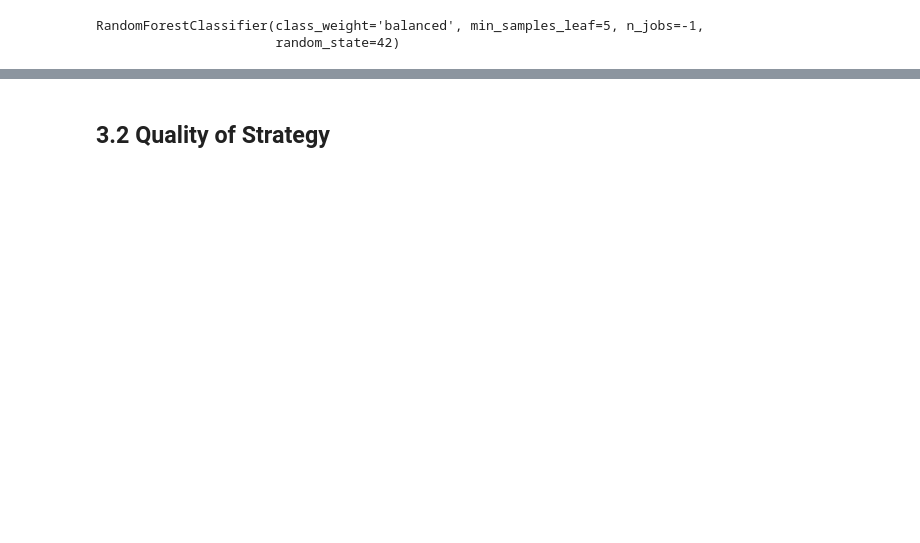
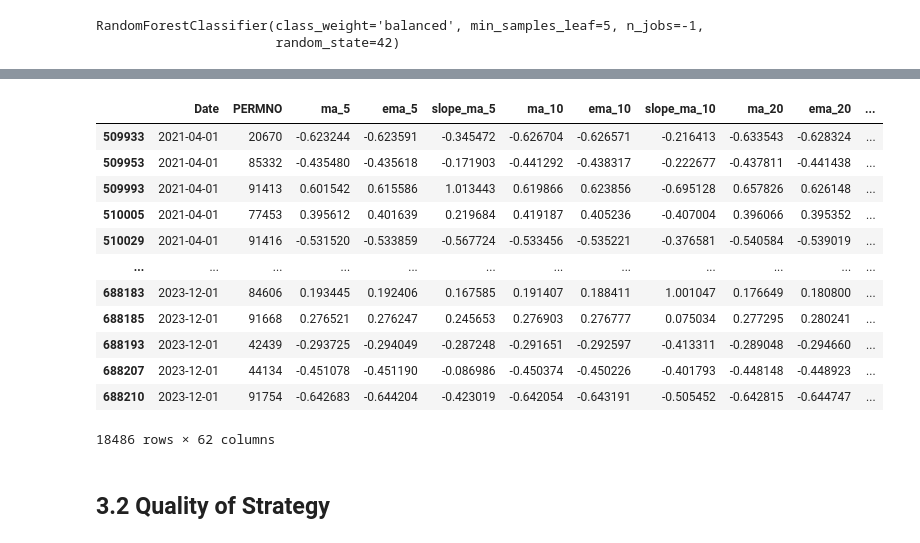
Before and after one commit to FelixWidmann/ML_Finance, a Jupyter notebook: training_rf.ipynb, the cells around one changed output, grey strips where cells are left out. Saved outputs shown, nothing was run; the diff lists cells and outputs as text; code cells hidden in the pictures; blank space fills up the shorter version.

```diff
--- a/training_rf.ipynb
+++ b/training_rf.ipynb
@@ -528,3 +599,21 @@ with open('./Data/scores_test_side_meta_labeled_rf.pkl', 'wb') as file:
+# %%
+df = X_TEST[(X_TEST["Side"] == X_TEST["pred_Side"]) & (X_TEST["pred_Label"] == 1.0)]
+# %%
+df
+# %% [output]
+|  | Date | PERMNO | ma_5 | ema_5 | slope_ma_5 | ma_10 | ema_10 | slope_ma_10 | ma_20 | ema_20 | ... |
+| 509933 | 2021-04-01 | 20670 | -0.623244 | -0.623591 | -0.345472 | -0.626704 | -0.626571 | -0.216413 | -0.633543 | -0.628324 | ... |
+| 509953 | 2021-04-01 | 85332 | -0.435480 | -0.435618 | -0.171903 | -0.441292 | -0.438317 | -0.222677 | -0.437811 | -0.441438 | ... |
+| 509993 | 2021-04-01 | 91413 | 0.601542 | 0.615586 | 1.013443 | 0.619866 | 0.623856 | -0.695128 | 0.657826 | 0.626148 | ... |
+| 510005 | 2021-04-01 | 77453 | 0.395612 | 0.401639 | 0.219684 | 0.419187 | 0.405236 | -0.407004 | 0.396066 | 0.395352 | ... |
+| 510029 | 2021-04-01 | 91416 | -0.531520 | -0.533859 | -0.567724 | -0.533456 | -0.535221 | -0.376581 | -0.540584 | -0.539019 | ... |
+| ... | ... | ... | ... | ... | ... | ... | ... | ... | ... | ... | ... |
+| 688183 | 2023-12-01 | 84606 | 0.193445 | 0.192406 | 0.167585 | 0.191407 | 0.188411 | 1.001047 | 0.176649 | 0.180800 | ... |
+| 688185 | 2023-12-01 | 91668 | 0.276521 | 0.276247 | 0.245653 | 0.276903 | 0.276777 | 0.075034 | 0.277295 | 0.280241 | ... |
+| 688193 | 2023-12-01 | 42439 | -0.293725 | -0.294049 | -0.287248 | -0.291651 | -0.292597 | -0.413311 | -0.289048 | -0.294660 | ... |
+| 688207 | 2023-12-01 | 44134 | -0.451078 | -0.451190 | -0.086986 | -0.450374 | -0.450226 | -0.401793 | -0.448148 | -0.448923 | ... |
+| 688210 | 2023-12-01 | 91754 | -0.642683 | -0.644204 | -0.423019 | -0.642054 | -0.643191 | -0.505452 | -0.642815 | -0.644747 | ... |
+18486 rows × 62 columns
 # %% [markdown]
 ## 3.2 Quality of Strategy
 # %%
```
Also changed, not shown: parts of 48 cells of this notebook, 3 other files.
